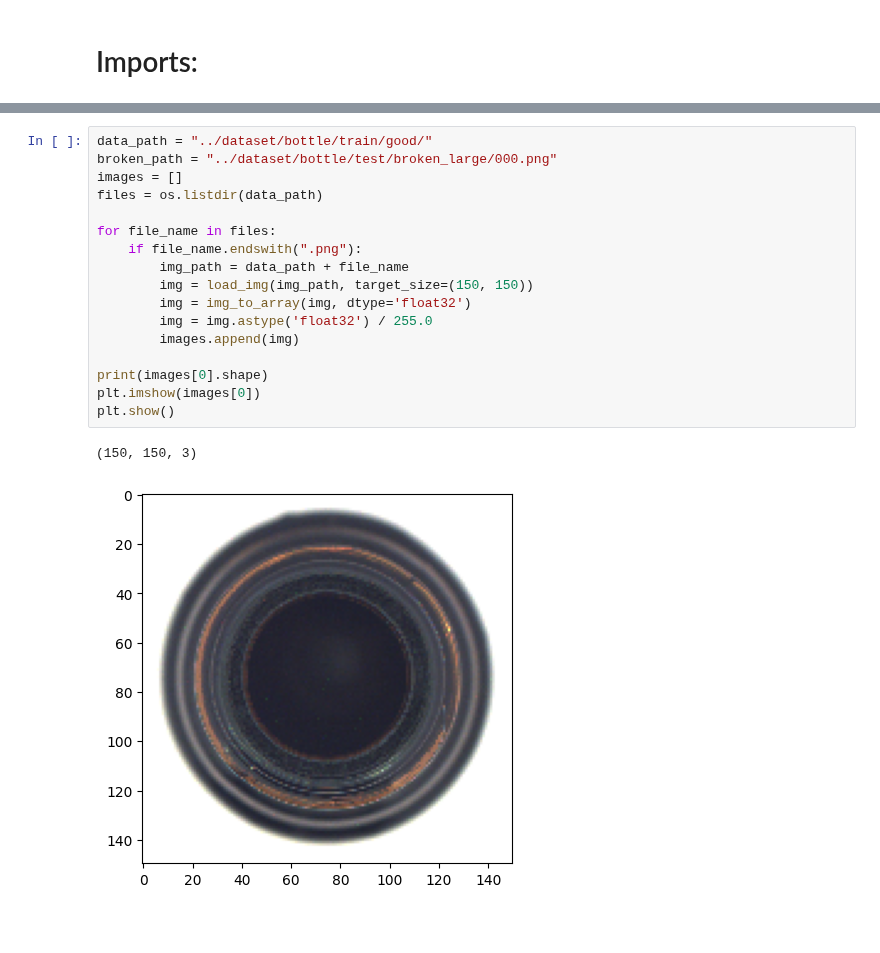
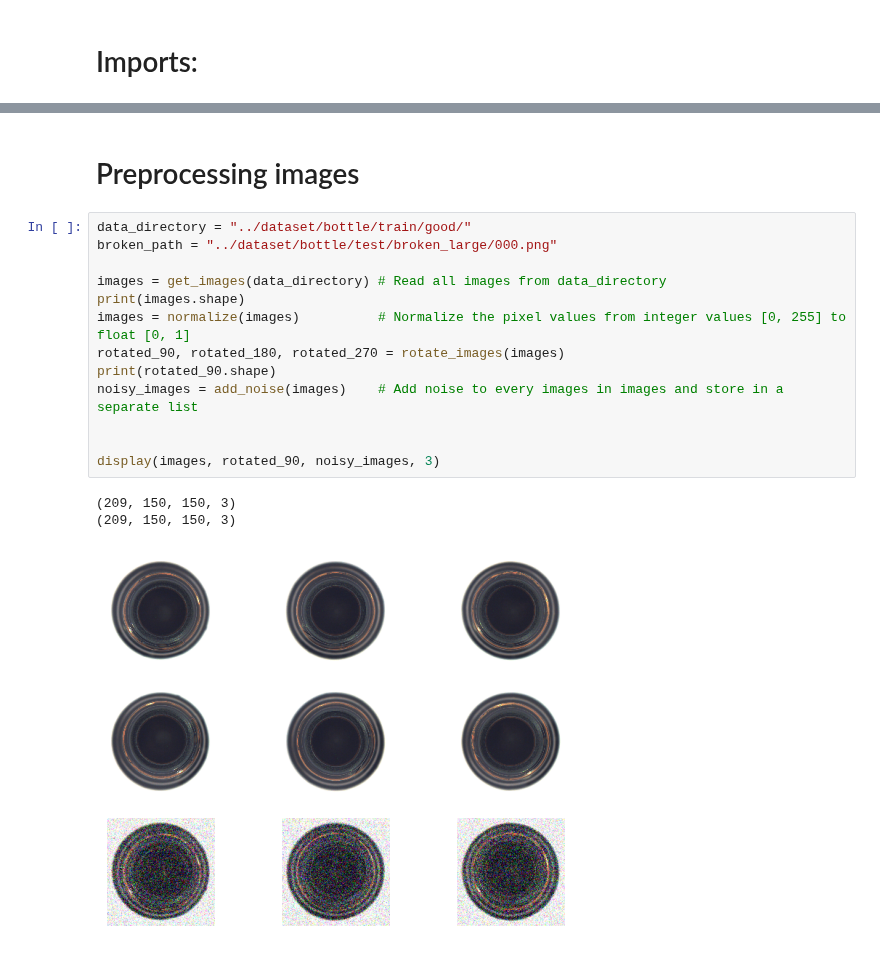
Before and after one commit to MikaParssinen/Applied-Machine-Learning, a Jupyter notebook: Project/Code/Marcus.ipynb, the cells around one changed output, grey strips where cells are left out. Saved outputs shown, nothing was run; the diff lists cells and outputs as text; blank space fills up the shorter version.

Commit message:
can rotate and add noise

```diff
--- a/Project/Code/Marcus.ipynb
+++ b/Project/Code/Marcus.ipynb
@@ -7,20 +80,19 @@ from matplotlib import pyplot as plt
+# %% [markdown]
+# Preprocessing images
 # %%
-data_path = "../dataset/bottle/train/good/"
+data_directory = "../dataset/bottle/train/good/"
 broken_path = "../dataset/bottle/test/broken_large/000.png"
-images = []
-files = os.listdir(data_path)
 
-for file_name in files:
-    if file_name.endswith(".png"):
-        img_path = data_path + file_name
-        img = load_img(img_path, target_size=(150, 150))
-        img = img_to_array(img, dtype='float32')
-        img = img.astype('float32') / 255.0
-        images.append(img)
+images = get_images(data_directory) # Read all images from data_directory
+print(images.shape)
+images = normalize(images)          # Normalize the pixel values from integer values [0, 255] to float [0, 1]
+rotated_90, rotated_180, rotated_270 = rotate_images(images)
+print(rotated_90.shape)
+noisy_images = add_noise(images)    # Add noise to every images in images and store in a separate list
 
-print(images[0].shape)
-plt.imshow(images[0])
-plt.show()
+
+display(images, rotated_90, noisy_images, 3)
 # %% [output]
-(150, 150, 3)
+(209, 150, 150, 3)
+(209, 150, 150, 3)
-[figure, old version]
+[figure, new version]
```
Also changed, not shown: parts of 4 cells of this notebook.
